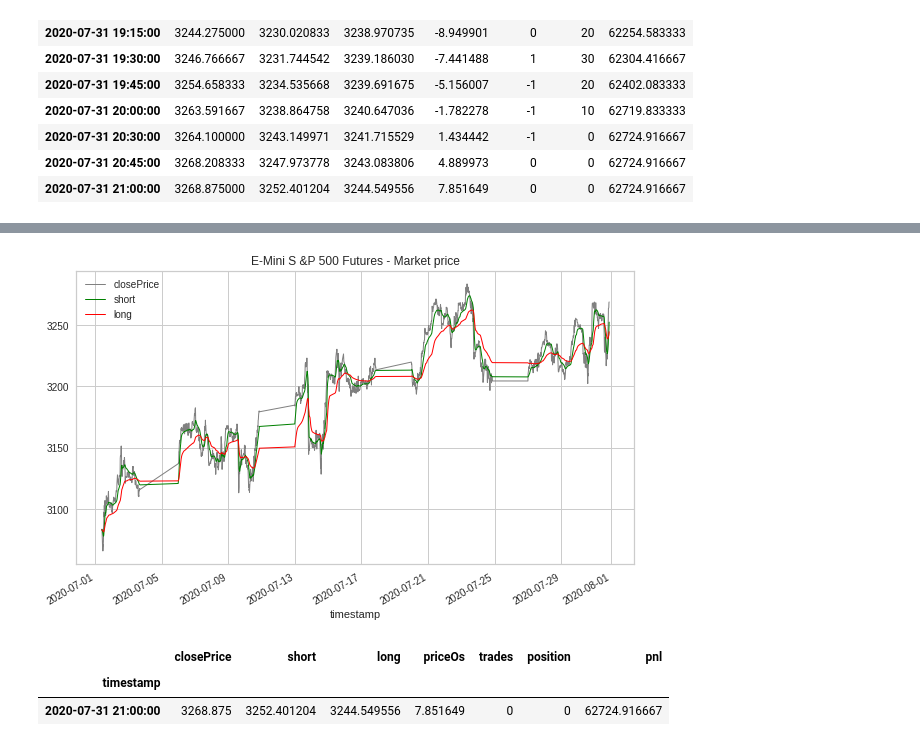
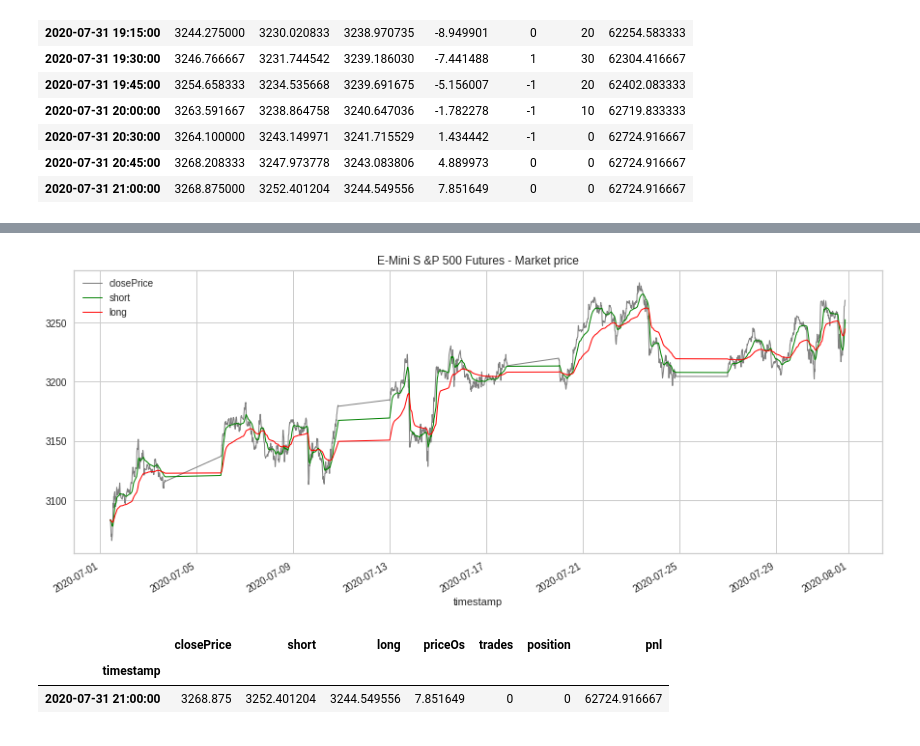
Before and after one commit to saritmaitra/Price-oscillator-based-break-out-trading, a Jupyter notebook: oscillator_backtesting.ipynb, the cells around one changed output, grey strips where cells are left out. Saved outputs shown, nothing was run; the diff lists cells and outputs as text; code cells hidden in the pictures.

```diff
--- a/oscillator_backtesting.ipynb
+++ b/oscillator_backtesting.ipynb
@@ -386,17 +386,17 @@ data.tail(15)
 | 2020-07-31 20:45:00 | 3268.208333 | 3247.973778 | 3243.083806 | 4.889973 | 0 | 0 | 62724.916667 |
 | 2020-07-31 21:00:00 | 3268.875000 | 3252.401204 | 3244.549556 | 7.851649 | 0 | 0 | 62724.916667 |
 # %%
-plt.figure(figsize = (10, 6))
+plt.figure(figsize = (15, 6))
 data['closePrice'].plot(color = 'gray',lw = 1., legend=True)
 data['short'].plot(color ='green', lw = 1., legend=True)
 data['long'].plot(color ='red', lw = 1., legend=True)
 plt.title("E-Mini S &P 500 Futures - Market price")
 plt.show()
 # %% [output]
 [interactive output not drawn]
 [interactive output not drawn]
 [interactive output not drawn]
-[figure, old version]
+[figure, new version]
 # %%
 data.tail(1)
 # %% [output]
```
Also changed, not shown: parts of 1 cell of this notebook.
